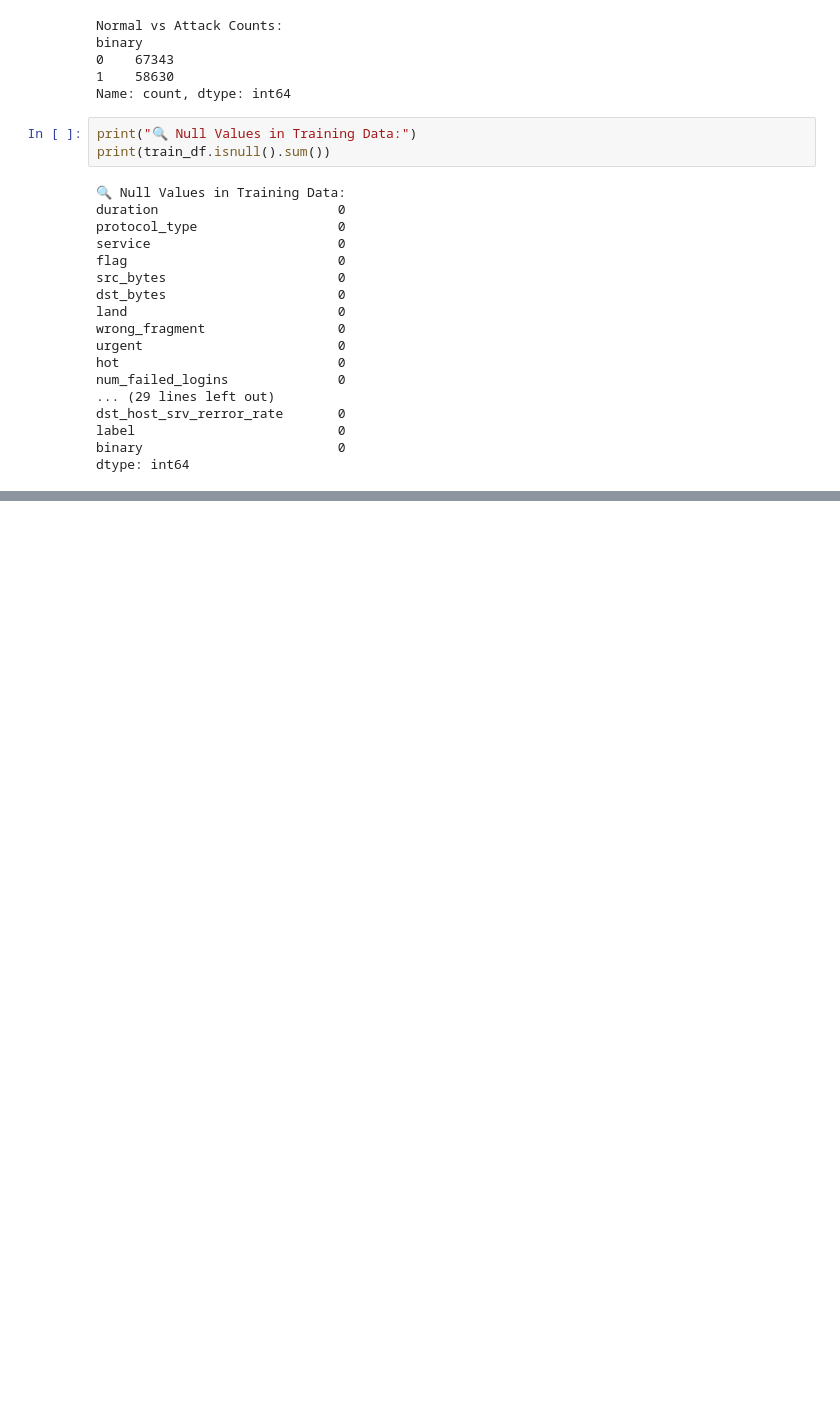
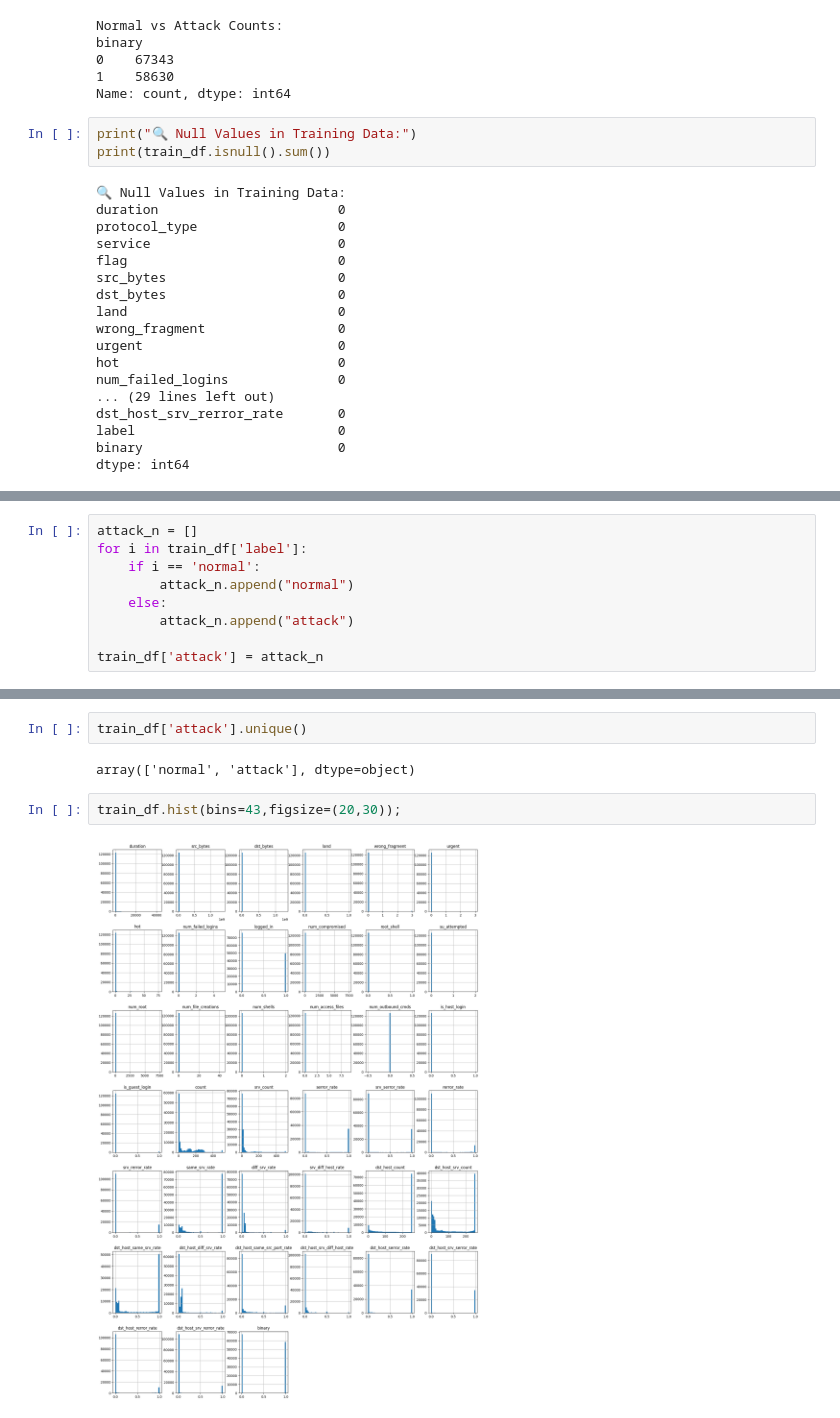
Before and after one commit to SanjushreePB/Breast-cancer-classification-using-ML, a Jupyter notebook: main.ipynb, the cells around one changed output, grey strips where cells are left out. Saved outputs shown, nothing was run; the diff lists cells and outputs as text; blank space fills up the shorter version.

```diff
--- a/main.ipynb
+++ b/main.ipynb
@@ -191,0 +207,9 @@ dtype: int64
+# %%
+attack_n = []
+for i in train_df['label']:
+    if i == 'normal':
+        attack_n.append("normal")
+    else:
+        attack_n.append("attack")
+
+train_df['attack'] = attack_n
@@ -191,0 +233,8 @@ dtype: int64
+# %%
+train_df['attack'].unique()
+# %% [output]
+array(['normal', 'attack'], dtype=object)
+# %%
+train_df.hist(bins=43,figsize=(20,30));
+# %% [output]
+[figure, added]
```
Also changed, not shown: parts of 12 cells of this notebook.
